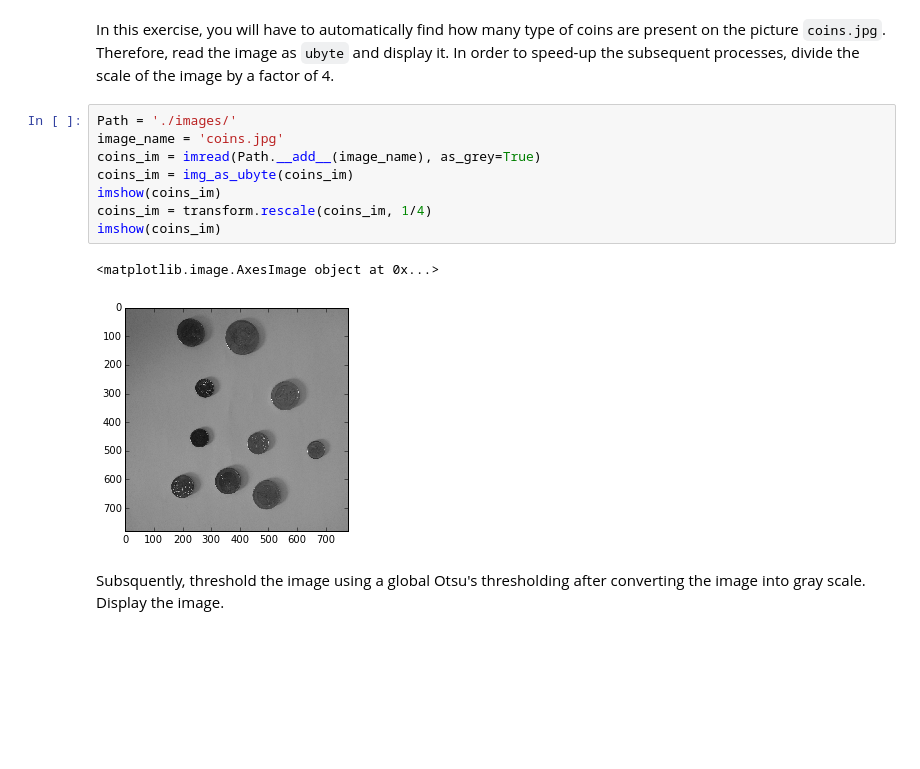
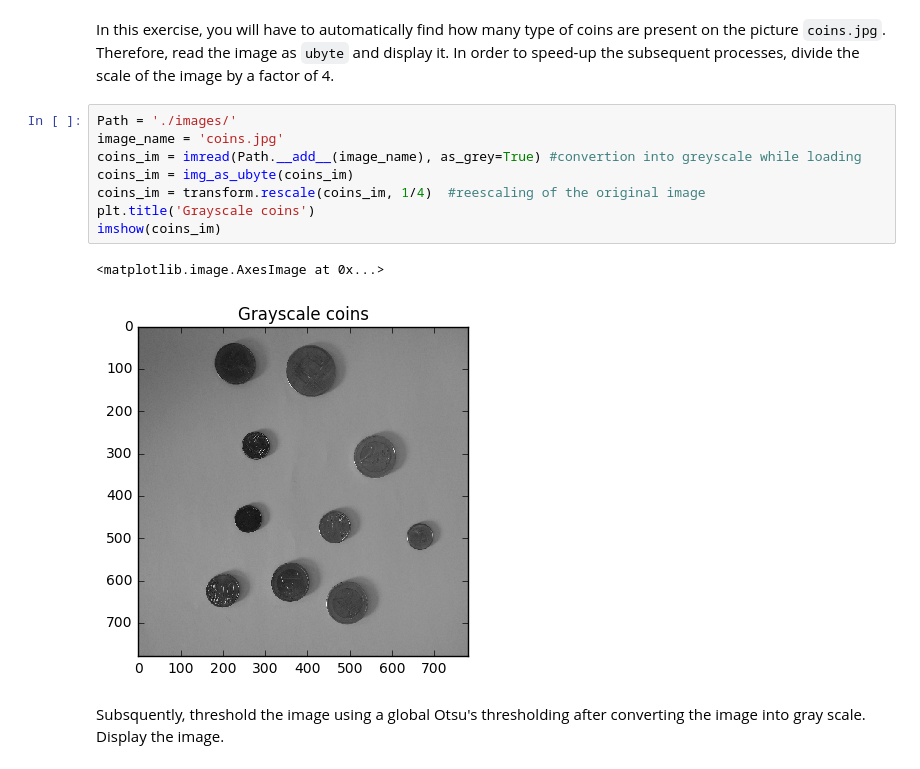
Before and after one commit to thepirate16/B31XB-IIP-TP-1617, a Jupyter notebook: 5-segmentation/segmentation.ipynb, the cells around one changed output. Cells and saved outputs as stored; diff of their text form; blank space fills up the shorter version.

```diff
--- a/5-segmentation/segmentation.ipynb
+++ b/5-segmentation/segmentation.ipynb
@@ -25,14 +29,14 @@ Therefore, read the image as `ubyte` and display it. In order to speed-up the su
 # %%
 Path = './images/'
 image_name = 'coins.jpg'
-coins_im = imread(Path.__add__(image_name), as_grey=True)
+coins_im = imread(Path.__add__(image_name), as_grey=True) #convertion into greyscale while loading
 coins_im = img_as_ubyte(coins_im)
+coins_im = transform.rescale(coins_im, 1/4)  #reescaling of the original image
+plt.title('Grayscale coins')
 imshow(coins_im)
-coins_im = transform.rescale(coins_im, 1/4)
-imshow(coins_im)
 # %% [output]
-<matplotlib.image.AxesImage object at 0x...>
+<matplotlib.image.AxesImage at 0x...>
-[figure, old version]
+[figure, new version]
 # %% [markdown]
 Subsquently, threshold the image using a global Otsu's thresholding after converting the image into gray scale. Display the image.
 # %%
```
Also changed, not shown: parts of 8 cells of this notebook.
